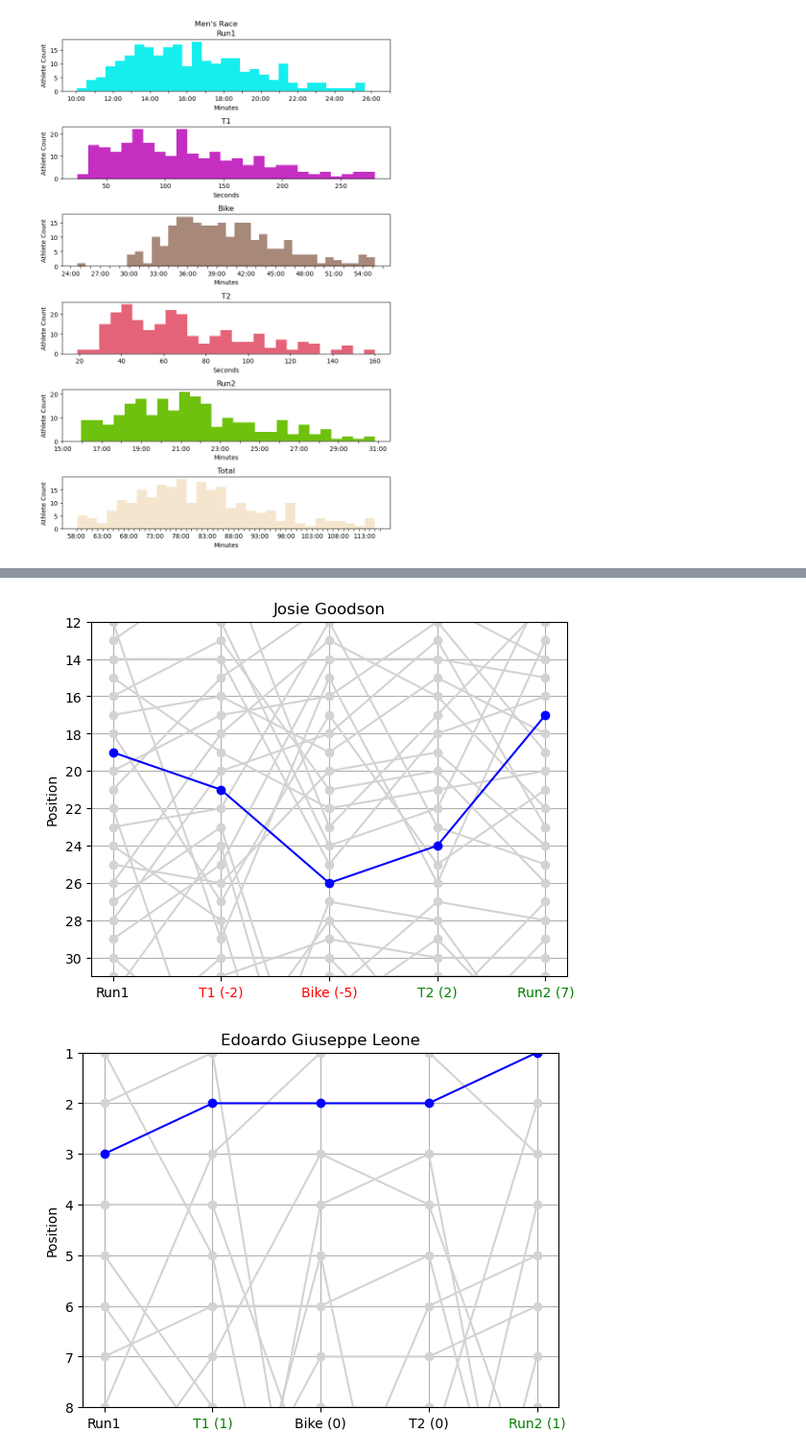
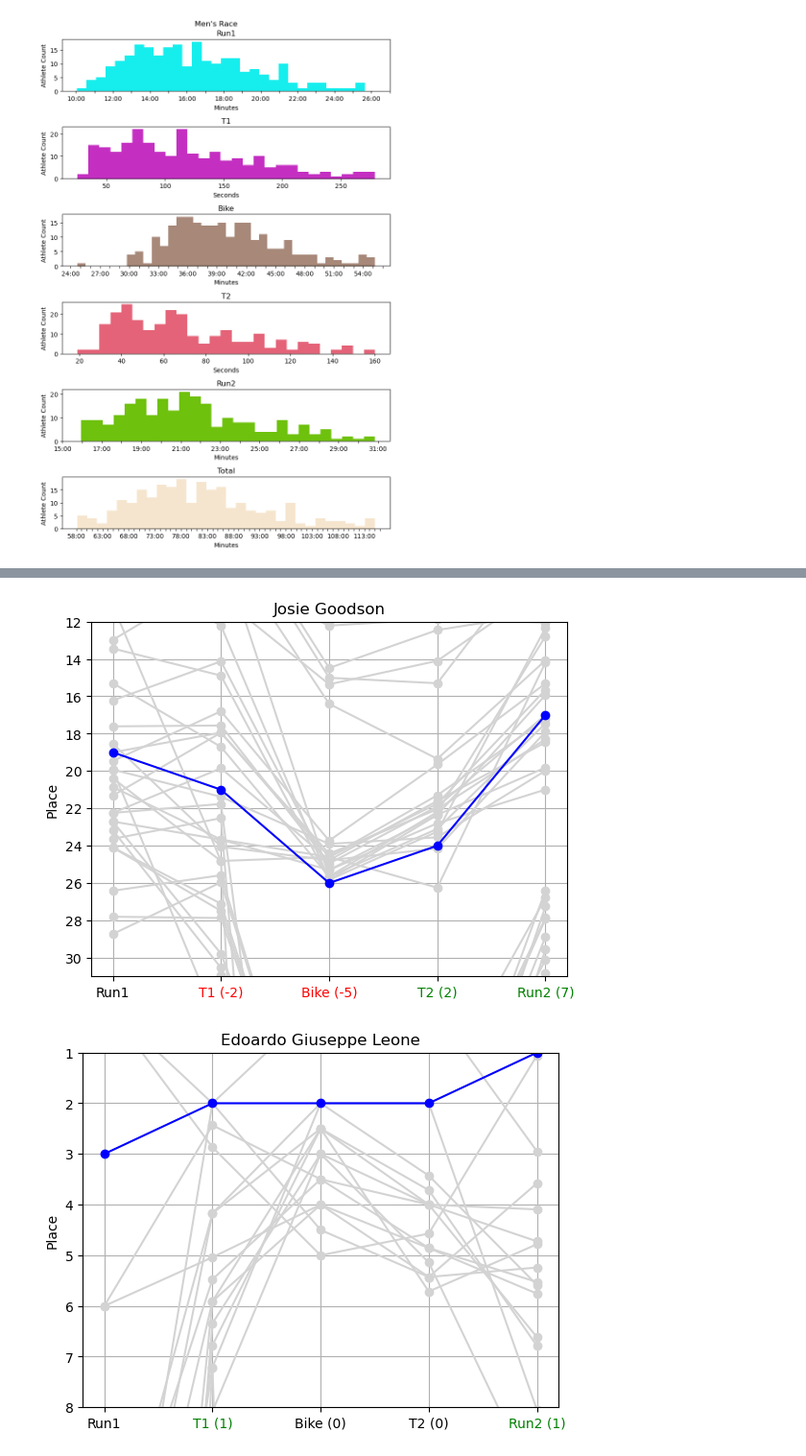
Before and after one commit to lukasrhoades/enduro-hub, a Jupyter notebook: tritonman.ipynb, the cells around one changed output, grey strips where cells are left out. Shown at 96% size. Saved outputs shown, nothing was run; the diff lists cells and outputs as text; code cells hidden in the pictures.

Commit message:
place charts now reflect time gaps

```diff
--- a/tritonman.ipynb
+++ b/tritonman.ipynb
@@ -182,16 +182,18 @@ def get_position(df):
         df.sort_values(by=f"Overall Time {i+1}", inplace=True)
         df.reset_index(drop=True, inplace=True)
         df[f"Position {i+1}"] = df.index + 1
-    # Do same calculation for final time which was already prvoided
+        # Determine gap time to leader
+        df[f"Gap Time {i+1}"] = df[f"Overall Time {i+1}"] - df[f"Overall Time {i+1}"].min()
+        df[f"Gap Time {i+1}"] = df[f"Gap Time {i+1}"].dt.total_seconds().astype(int)
+    # Do same calculation for final time which was already provided
     df["Final Time"] = df.pop("Total")
     df.sort_values(by="Final Time", inplace=True)
     df.reset_index(drop=True, inplace=True)
     df["Final Position"] = df.index + 1
+    df["Final Gap"] = df["Final Time"] - df[f"Final Time"].min()
+    df["Final Gap"] = df["Final Gap"].dt.total_seconds().astype(int)
 
     # Drop split columns
     df.drop(columns=["Run1", "T1", "Bike", "T2", "Run2"], inplace=True)
 
     return df
-
-test = get_position(dl)
-test
@@ -217,18 +205,31 @@ def get_place_chart(df, competitor):
     import matplotlib.ticker as ticker
 
     # Set up overall chart
+    fig, ax = plt.subplots()
     df = df.copy()
     df.set_index("Name", inplace=True)
     positions = ["Position 1", "Position 2", "Position 3", "Position 4", "Final Position"]
-    fig, ax = plt.subplots()
+    gaps = ["Gap Time 1", "Gap Time 2", "Gap Time 3", "Gap Time 4", "Final Gap"]
+
+    # For each split, normalize the gaps such that the position matches the gap time
+    for i, gap in enumerate(gaps):
+        position = df[positions[i]].loc[df.index == competitor].values[0]
+        df[gap] = (df[gap] - df[gap].min()) / (df[gap].max() - df[gap].min())
+        if df[gap].loc[df.index == competitor].values[0] == 0:
+            # If leading, scale competitor to correct position and last place to last position
+            df[gap] = df[gap] * len(df) + position
+        else:
+            scale = position / df[gap].loc[df.index == competitor]
+            df[gap] = scale.iloc[0] * df[gap]
+
     # Transpose so that each column is on the x-axis and each competitor is on the y-axis
-    df[positions].loc[df.index != competitor].T.plot(ax=ax, style="o-", color="lightgrey", legend=None)
+    df[gaps].loc[df.index != competitor].T.plot(ax=ax, style="o-", color="lightgrey", legend=None)
 
     # Graph the competitor's chart
-    comp_loc = df[positions].loc[df.index == competitor]
-    comp_loc.T.plot(ax=ax, style="bo-", legend=None)
+    df[gaps].loc[df.index == competitor].T.plot(ax=ax, style="bo-", legend=None)
 
     # Determine minimum and maximum y-axis
+    comp_loc = df[positions].loc[df.index == competitor]
     min_pos = comp_loc.min().min()
     max_pos = comp_loc.max().max()
     if min_pos < 5:
@@ -286,11 +287,13 @@ def get_place_chart(df, competitor):
 # %%
 get_place_chart(dl_women, "Josie Goodson")
 # %% [output]
-[figure, old version]
+[figure, new version]
 # %%
-get_place_chart(test, "Male", "Edoardo Giuseppe Leone")
+test = get_position(dl)
+
+get_place_chart(test, "Edoardo Giuseppe Leone")
 # %% [output]
-[figure, old version]
+[figure, new version]
 # %%
 def lin_reg(df, leg):
     import numpy as np
```
Also changed, not shown: parts of 3 cells of this notebook.
